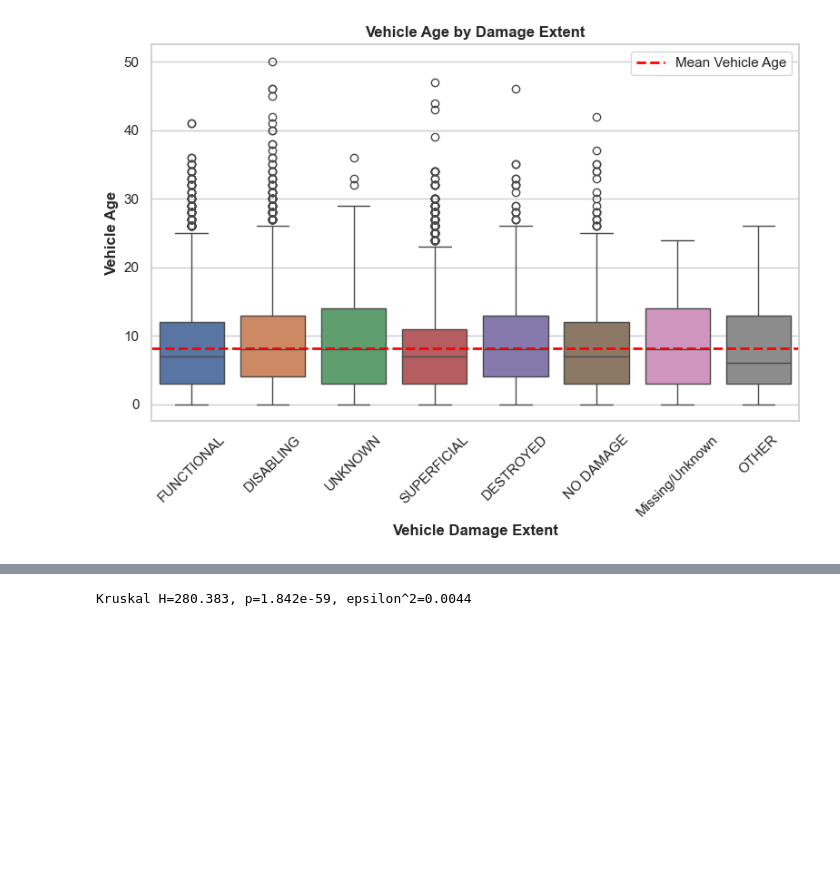
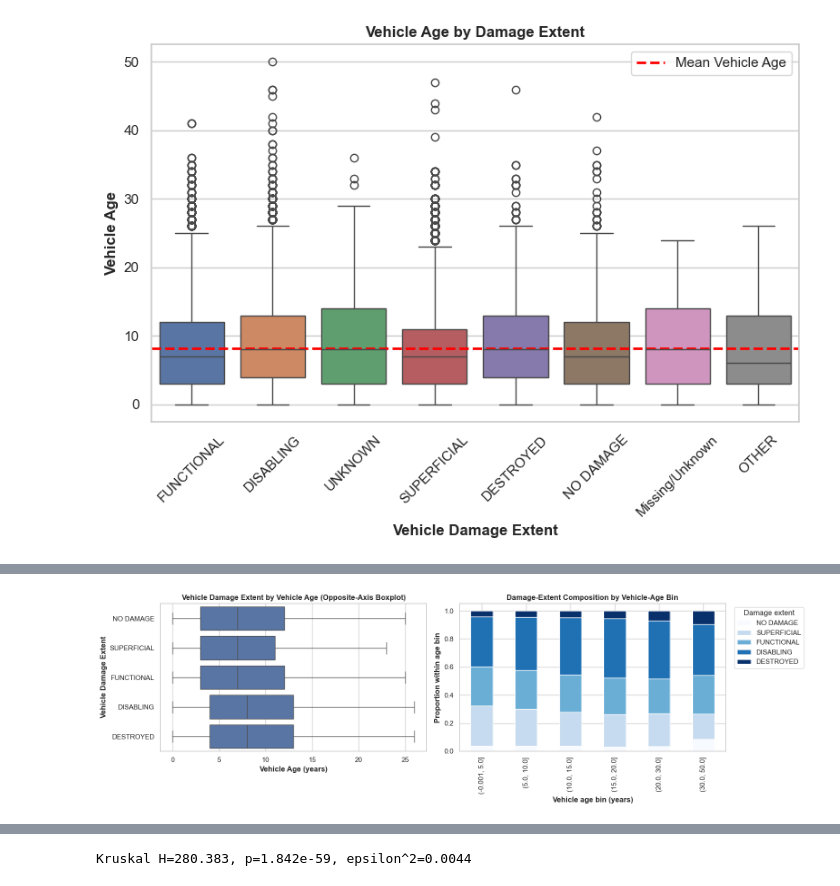
Before and after one commit to lior-benjman/Statistics-pro, a Jupyter notebook: Statistic_research.ipynb, the cells around one changed output, grey strips where cells are left out. Saved outputs shown, nothing was run; the diff lists cells and outputs as text; code cells hidden in the pictures; blank space fills up the shorter version.

```diff
--- a/Statistic_research.ipynb
+++ b/Statistic_research.ipynb
@@ -1088,0 +1226,44 @@ plt.show()
+# %%
+import matplotlib.pyplot as plt
+import seaborn as sns
+import pandas as pd
+
+_damage_order = ["NO DAMAGE", "SUPERFICIAL", "FUNCTIONAL", "DISABLING", "DESTROYED"]
+
+vis_df = df[["Vehicle Age", "Vehicle Damage Extent"]].dropna().copy()
+vis_df = vis_df[vis_df["Vehicle Damage Extent"].isin(_damage_order)].copy()
+
+fig, axes = plt.subplots(1, 2, figsize=(16, 5))
+
+# Opposite orientation of your original boxplot
+sns.boxplot(
+    data=vis_df,
+    x="Vehicle Age",
+    y="Vehicle Damage Extent",
+    order=_damage_order,
+    showfliers=False,
+    ax=axes[0],
+)
+axes[0].set_title("Vehicle Damage Extent by Vehicle Age (Opposite-Axis Boxplot)")
+axes[0].set_xlabel("Vehicle Age (years)")
+axes[0].set_ylabel("Vehicle Damage Extent")
+
+# Directional composition view: damage mix within age bins
+vis_df["AgeBin"] = pd.cut(
+    vis_df["Vehicle Age"],
+    bins=[0, 5, 10, 15, 20, 30, 50],
+    include_lowest=True,
+)
+age_mix = pd.crosstab(vis_df["AgeBin"], vis_df["Vehicle Damage Extent"], normalize="index")
+age_mix = age_mix.reindex(columns=_damage_order, fill_value=0)
+
+age_mix.plot(kind="bar", stacked=True, ax=axes[1], colormap="Blues")
+axes[1].set_title("Damage-Extent Composition by Vehicle-Age Bin")
+axes[1].set_xlabel("Vehicle age bin (years)")
+axes[1].set_ylabel("Proportion within age bin")
+axes[1].legend(title="Damage extent", bbox_to_anchor=(1.02, 1), loc="upper left")
+
+plt.tight_layout()
+plt.show()
+# %% [output]
+[figure, added]
```
Also changed, not shown: parts of 70 cells of this notebook.
